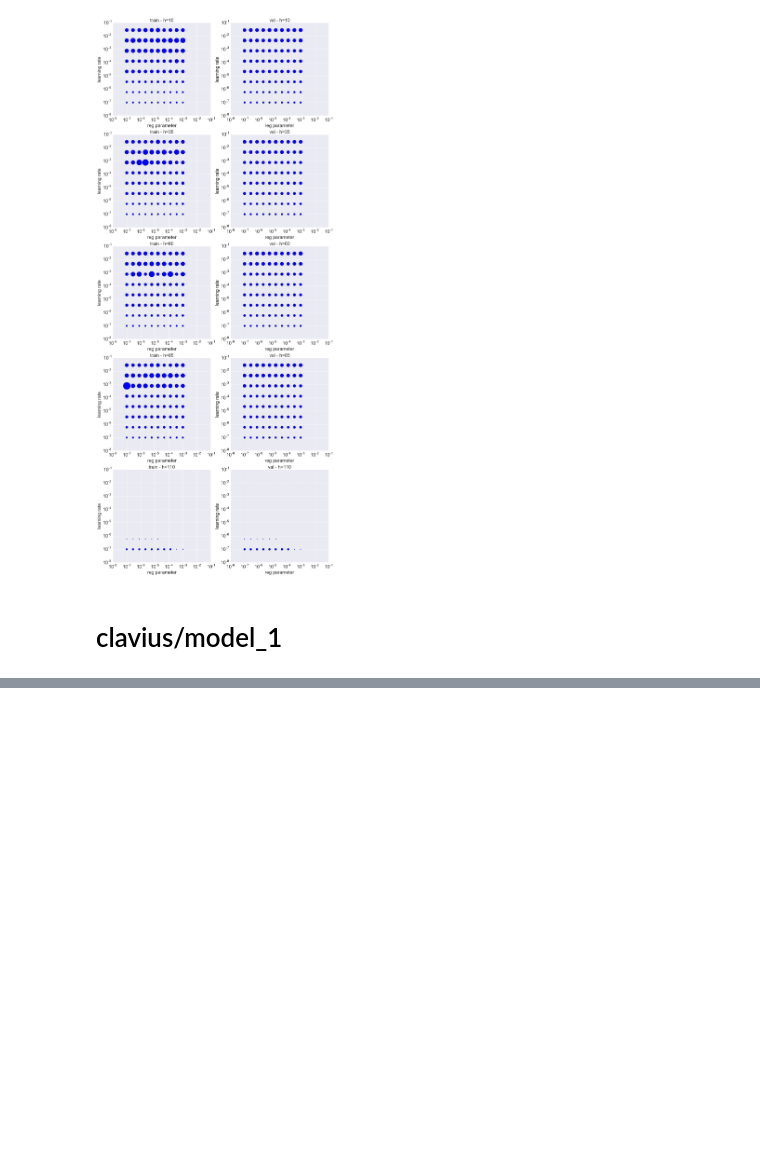
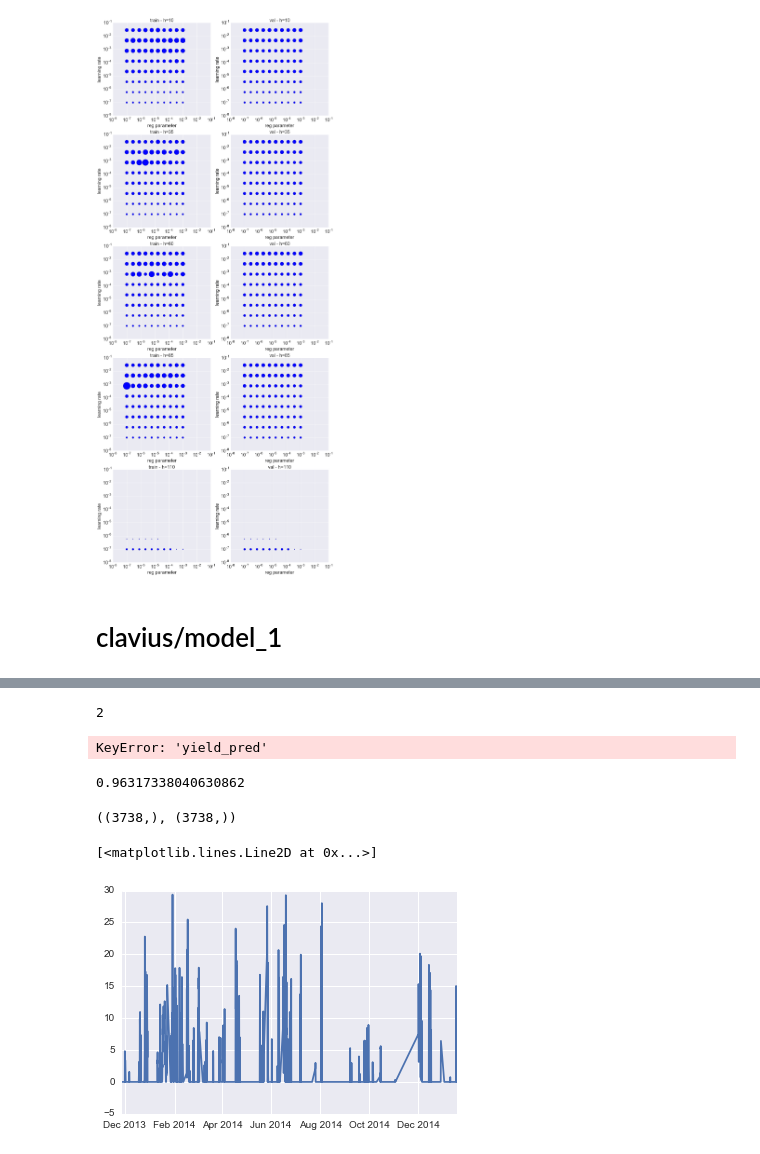
Before and after one commit to cthorey/fognet, a Jupyter notebook: Model_checking.ipynb, the cells around one changed output, grey strips where cells are left out. Cells and saved outputs as stored; diff of their text form; code cells hidden in the pictures; blank space fills up the shorter version.

```diff
--- a/Model_checking.ipynb
+++ b/Model_checking.ipynb
@@ -56,4 +53,4 @@ for i,(h,gp) in enumerate(model0g):
 # %%
 base_model = os.path.join(root,'model_1')
 # %%
-model1 = get_result(base_model,hp = ['hiddens','lr','reg','nb_layers','update_rule','stride'])
+dfmodels = get_result(base_model,hp = ['hiddens','lr','reg','nb_layers','update_rule','stride'])
@@ -83,0 +69,2 @@ from utils.train_utils import *
+# %%
+ensemble = Ensemble(dfmodels,5)
@@ -83,0 +119,8 @@ from utils.train_utils import *
+# %%
+ensemble.nb_models
+# %% [output]
+2
+# %%
+ensemble.get_score_set('train')
+# %% [output]
+KeyError: 'yield_pred'
@@ -83,0 +147,17 @@ from utils.train_utils import *
+# %%
+np.sqrt(mean_squared_error(y, ypred))
+# %% [output]
+0.96317338040630862
+# %%
+y.shape,ypred.shape
+# %% [output]
+((3738,), (3738,))
+# %%
+en = ensemble.ensemble[0]
+# %%
+df = en.predict_yield('train')
+# %%
+plt.plot(df['yield_pred'])
+# %% [output]
+[<matplotlib.lines.Line2D at 0x...>]
+[figure, added]
```
Also changed, not shown: parts of 36 cells of this notebook, 8 other files.
